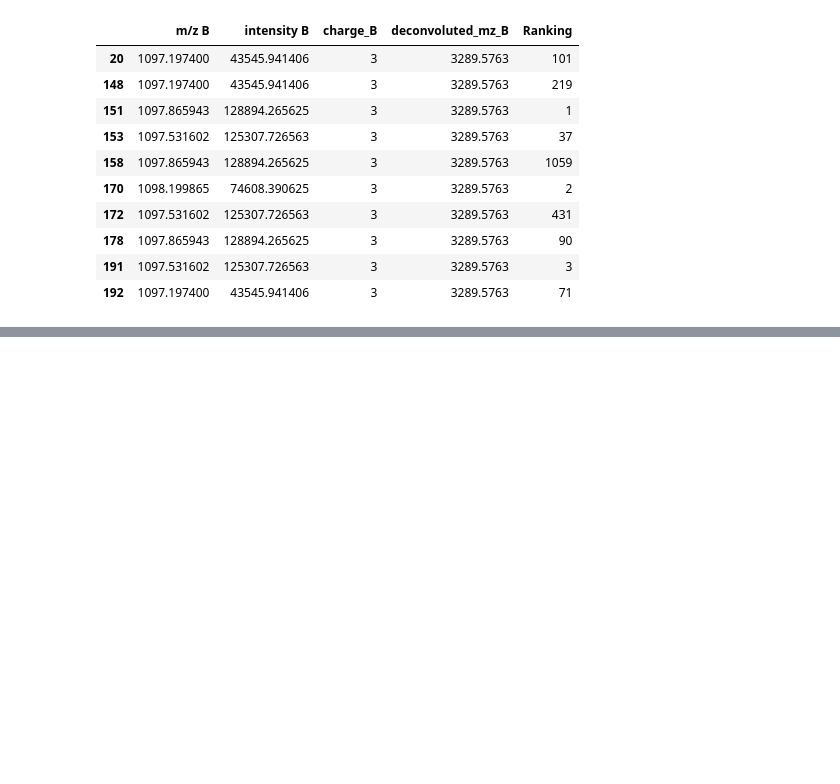
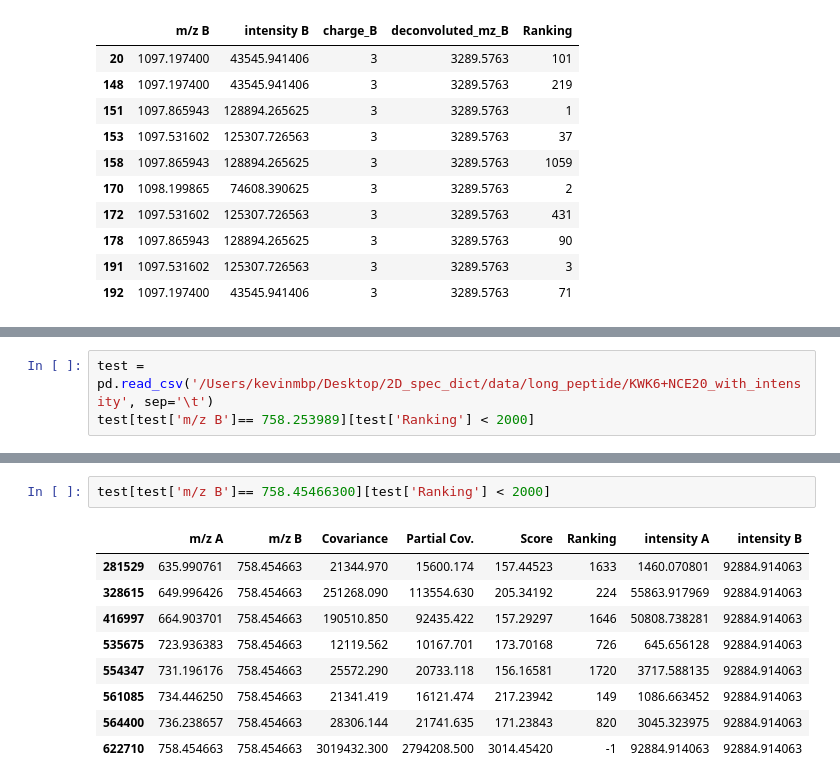
Before and after one commit to Kevinxsn/2D_spec_dict, a Jupyter notebook: pepline/pepline_test.ipynb, the cells around one changed output, grey strips where cells are left out. Saved outputs shown, nothing was run; the diff lists cells and outputs as text; blank space fills up the shorter version.

```diff
--- a/pepline/pepline_test.ipynb
+++ b/pepline/pepline_test.ipynb
@@ -210,0 +247,3 @@ df[(df['envelope_id_B'] == 51)][['m/z B', 'intensity B', 'charge_B', 'deconvolut
+# %%
+test = pd.read_csv('/Users/kevinmbp/Desktop/2D_spec_dict/data/long_peptide/KWK6+NCE20_with_intensity', sep='\t')
+test[test['m/z B']== 758.253989][test['Ranking'] < 2000]
@@ -210,0 +272,12 @@ df[(df['envelope_id_B'] == 51)][['m/z B', 'intensity B', 'charge_B', 'deconvolut
+# %%
+test[test['m/z B']== 758.45466300][test['Ranking'] < 2000]
+# %% [output]
+|  | m/z A | m/z B | Covariance | Partial Cov. | Score | Ranking | intensity A | intensity B |
+| 281529 | 635.990761 | 758.454663 | 21344.970 | 15600.174 | 157.44523 | 1633 | 1460.070801 | 92884.914063 |
+| 328615 | 649.996426 | 758.454663 | 251268.090 | 113554.630 | 205.34192 | 224 | 55863.917969 | 92884.914063 |
+| 416997 | 664.903701 | 758.454663 | 190510.850 | 92435.422 | 157.29297 | 1646 | 50808.738281 | 92884.914063 |
+| 535675 | 723.936383 | 758.454663 | 12119.562 | 10167.701 | 173.70168 | 726 | 645.656128 | 92884.914063 |
+| 554347 | 731.196176 | 758.454663 | 25572.290 | 20733.118 | 156.16581 | 1720 | 3717.588135 | 92884.914063 |
+| 561085 | 734.446250 | 758.454663 | 21341.419 | 16121.474 | 217.23942 | 149 | 1086.663452 | 92884.914063 |
+| 564400 | 736.238657 | 758.454663 | 28306.144 | 21741.635 | 171.23843 | 820 | 3045.323975 | 92884.914063 |
+| 622710 | 758.454663 | 758.454663 | 3019432.300 | 2794208.500 | 3014.45420 | -1 | 92884.914063 | 92884.914063 |
```
Also changed, not shown: parts of 29 cells of this notebook, 15 other files.
